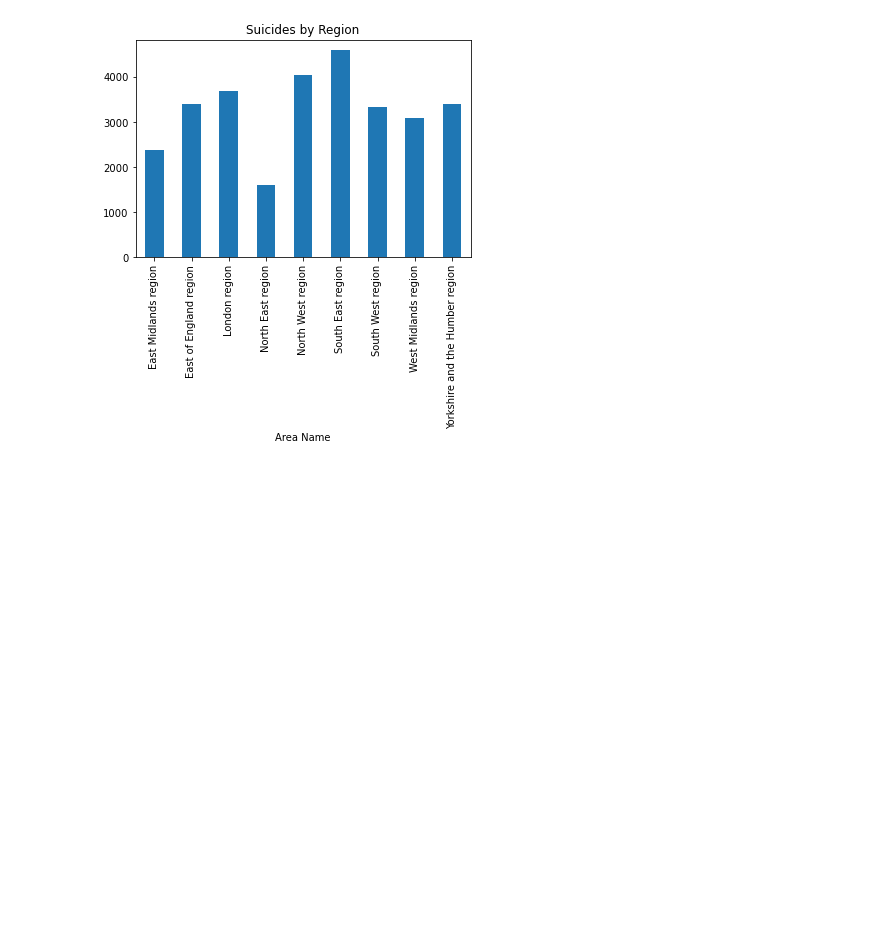
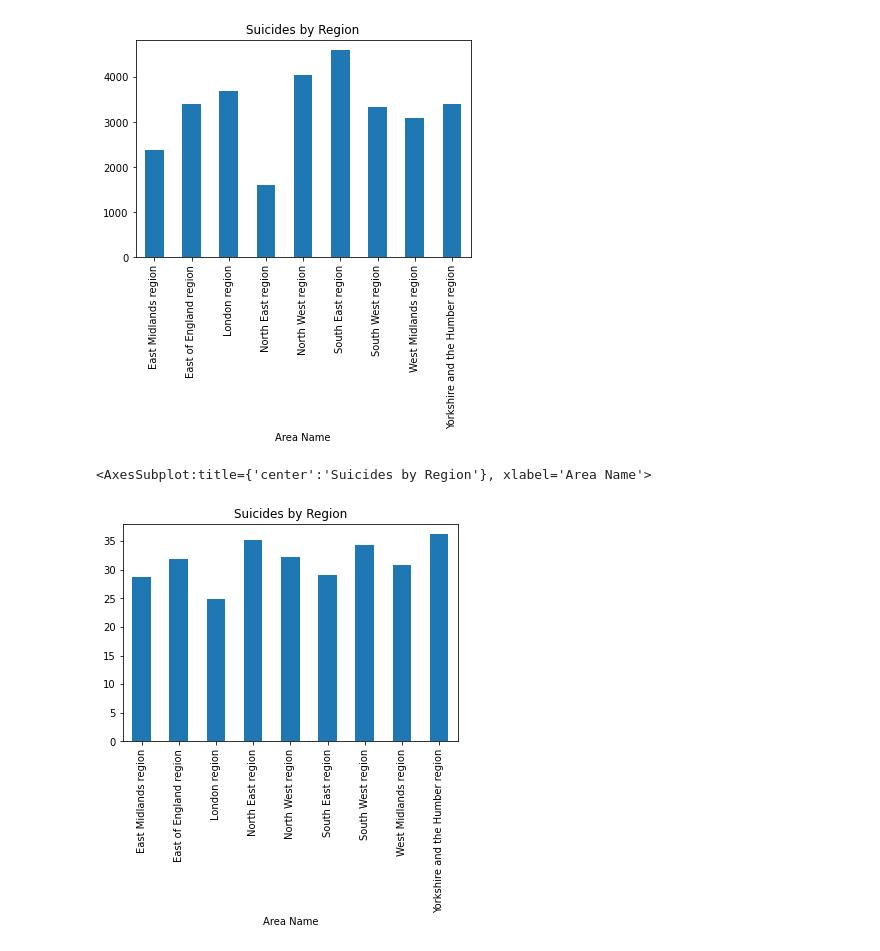
Before and after one commit to HJandu/Project_1_Covid19, a Jupyter notebook: Test Graphs.ipynb, the cells around one changed output. Cells and saved outputs as stored; diff of their text form; code cells hidden in the pictures; blank space fills up the shorter version.

Commit message:
Update on Values per region out of 100000

```diff
--- a/Test Graphs.ipynb
+++ b/Test Graphs.ipynb
@@ -119,3 +119,8 @@ region_df.groupby(["Area Name"])["Count"].sum().reset_index(name="Count").plot.b
 # %% [output]
 <AxesSubplot:title={'center':'Suicides by Region'}, xlabel='Area Name'>
 [figure]
+# %%
+region_df.groupby(["Area Name"])["Value"].sum().reset_index(name="Value").plot.bar(x="Area Name",y="Value",legend=False,title="Suicides by Region")
+# %% [output]
+<AxesSubplot:title={'center':'Suicides by Region'}, xlabel='Area Name'>
+[figure, added]
```
